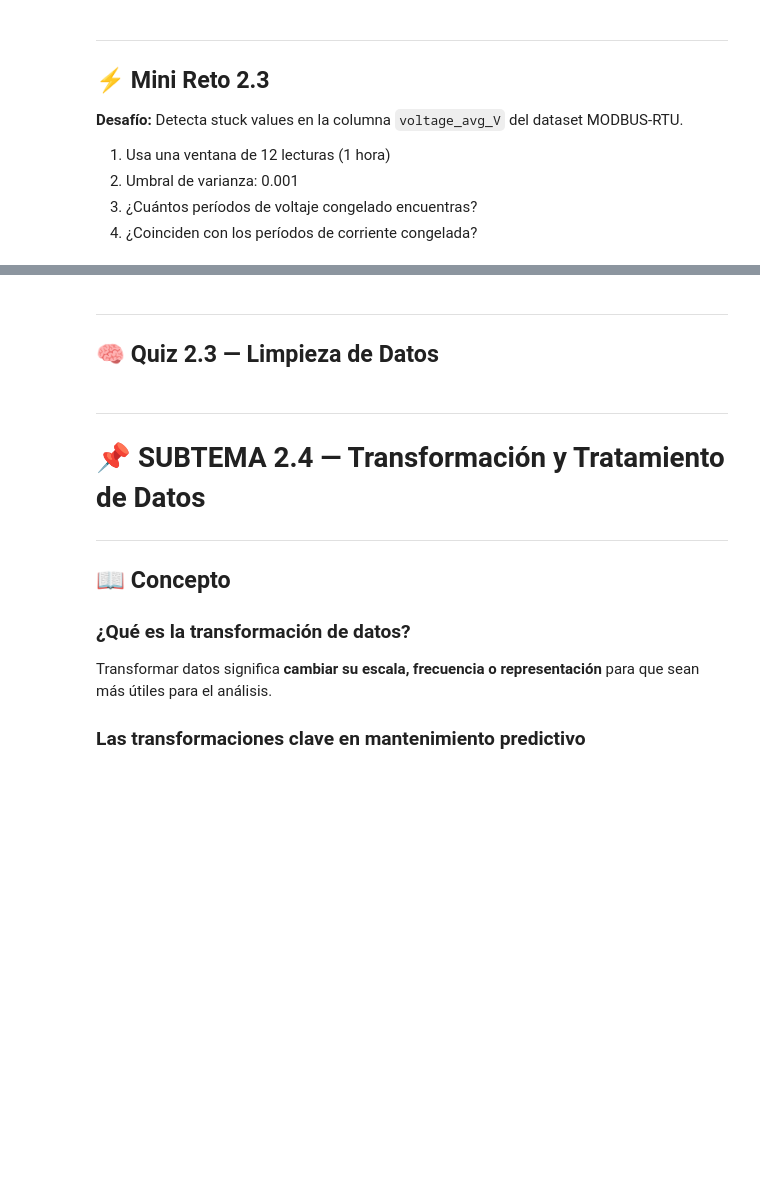
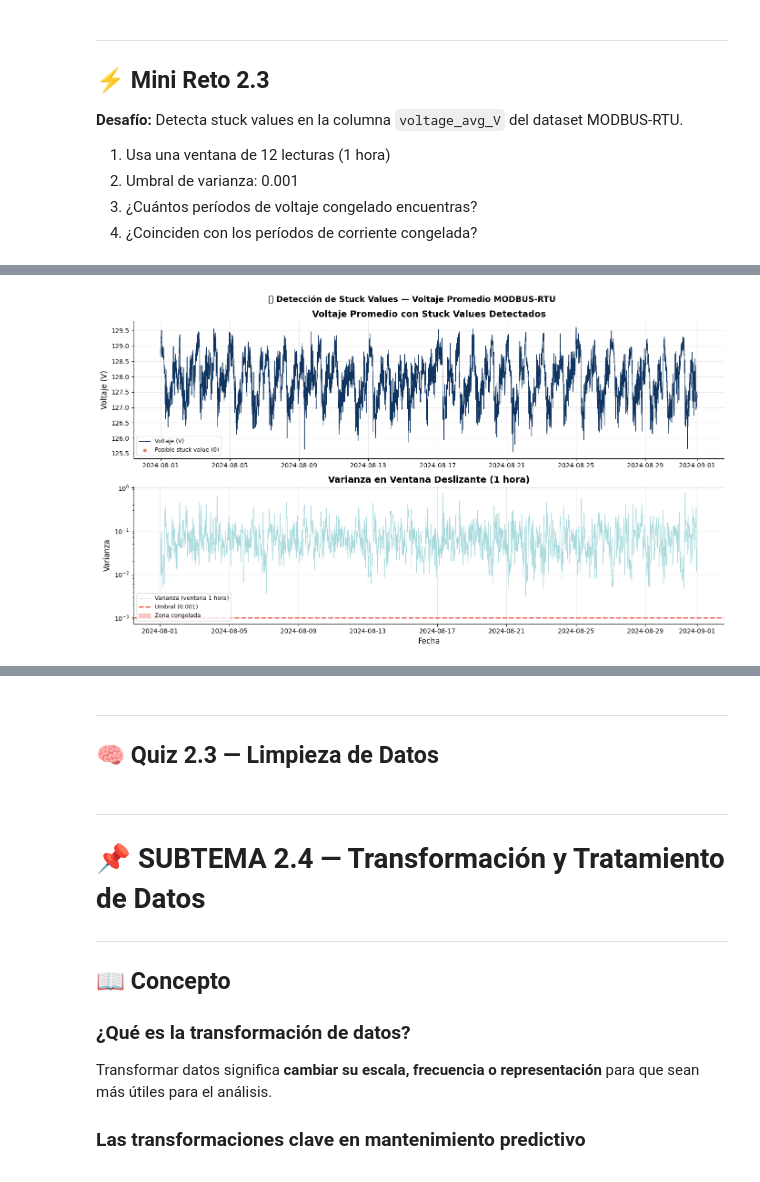
Before and after one commit to DarioCorona/personal, a Jupyter notebook: Copia_de_Modulo2Dario_Preparacion_Calidad_Datos.ipynb, the cells around one changed output, grey strips where cells are left out. Saved outputs shown, nothing was run; the diff lists cells and outputs as text; code cells hidden in the pictures; blank space fills up the shorter version.

```diff
--- a/Copia_de_Modulo2Dario_Preparacion_Calidad_Datos.ipynb
+++ b/Copia_de_Modulo2Dario_Preparacion_Calidad_Datos.ipynb
@@ -1388,3 +1407,84 @@ TypeError: unsupported format string passed to DataFrame.__format__
 2. Umbral de varianza: 0.001
 3. ¿Cuántos períodos de voltaje congelado encuentras?
 4. ¿Coinciden con los períodos de corriente congelada?
+# %%
+col_volt  = 'voltage_avg_V'
+serie_volt = df_modbus[col_volt].copy()
+
+print("=" * 55)
+print(f"📡 DETECCIÓN DE STUCK VALUES — {col_volt}")
+print("=" * 55)
+
+# Método: Varianza en ventana deslizante
+# Si la varianza en una ventana de N puntos es 0 (o muy cercana a 0),
+# el sensor está "congelado"
+ventana    = 12      # 12 lecturas = 1 hora (cada lectura = 5 min)
+umbral_var = 0.001   # Umbral de varianza
+
+varianza_ventana_volt = serie_volt.rolling(window=ventana).var()
+mascara_stuck_volt    = varianza_ventana_volt < umbral_var
+
+print(f"  Ventana de análisis : {ventana} lecturas ({ventana*5} minutos)")
+print(f"  Umbral de varianza  : {umbral_var}")
+print(f"  Períodos congelados : {mascara_stuck_volt.sum()} lecturas")
+print(f"  % del tiempo        : {mascara_stuck_volt.mean()*100:.2f}%")
+
+# Detectar rachas de valores repetidos
+diff_volt    = serie_volt.diff().abs()
+racha_actual_volt = 0
+max_racha_volt    = 0
+for d in diff_volt.dropna():
+    if d == 0:
+        racha_actual_volt += 1
+        max_racha_volt = max(max_racha_volt, racha_actual_volt)
+    else:
+        racha_actual_volt = 0
+print(f"  Racha máxima de valor repetido: {max_racha_volt} lecturas consecutivas")
+
+# Visualización
+fig, axes = plt.subplots(2, 1, figsize=(14, 8))
+
+ax = axes[0]
+ax.plot(df_modbus['timestamp'], serie_volt,
+        color=COLORS['secondary'], linewidth=0.8, label='Voltaje (V)')
+ax.scatter(df_modbus['timestamp'][mascara_stuck_volt],
+           serie_volt[mascara_stuck_volt],
+           color=COLORS['danger'], s=20, zorder=5, alpha=0.7,
+           label=f'Posible stuck value ({mascara_stuck_volt.sum()})')
+ax.set_title('Voltaje Promedio con Stuck Values Detectados', fontweight='bold')
+ax.set_ylabel('Voltaje (V)')
+ax.legend(fontsize=9)
+ax.grid(True, alpha=0.3)
+
+ax = axes[1]
+ax.plot(df_modbus['timestamp'], varianza_ventana_volt,
+        color=COLORS['accent'], linewidth=0.8, label='Varianza (ventana 1 hora)')
+ax.axhline(umbral_var, color=COLORS['danger'], linestyle='--', linewidth=2,
+           label=f'Umbral ({umbral_var})')
+ax.fill_between(df_modbus['timestamp'], 0, varianza_ventana_volt,
+                where=varianza_ventana_volt < umbral_var,
+                color=COLORS['danger'], alpha=0.3, label='Zona congelada')
+ax.set_title('Varianza en Ventana Deslizante (1 hora)', fontweight='bold')
+ax.set_xlabel('Fecha')
+ax.set_ylabel('Varianza')
+ax.legend(fontsize=9)
+ax.grid(True, alpha=0.3)
+ax.set_yscale('log')
+
+plt.suptitle('📡 Detección de Stuck Values — Voltaje Promedio MODBUS-RTU',
+             fontsize=13, fontweight='bold')
+plt.tight_layout()
+plt.show()
+
+print(f"\n  Comparación con 'frequency_Hz':")
+# Necesitamos asegurarnos de que `mascara_stuck` esté disponible desde la ejecución previa
+# o recalcularla si no lo está.
+# Asumiendo que `mascara_stuck` para frequency_Hz está disponible del Ejemplo Guiado 2.3.3 (Celda 2.3.E)
+if 'mascara_stuck' in globals():
+    coincidencias = (mascara_stuck & mascara_stuck_volt).sum()
+    print(f"  Lecturas donde ambos (frecuencia y voltaje) están congelados: {coincidencias}")
+    print(f"  % de coincidencia: {coincidencias / mascara_stuck_volt.sum() * 100 if mascara_stuck_volt.sum() > 0 else 0:.2f}%")
+else:
+    print("  La máscara de stuck values para frequency_Hz no se encontró en el entorno.")
+    print("  Por favor, asegúrate de haber ejecutado la celda 2.3.E antes de esta celda para comparar.")
+# %% [output]
@@ -1390,0 +1499 @@ TypeError: unsupported format string passed to DataFrame.__format__
+[figure, added]
```
Also changed, not shown: parts of 7 cells of this notebook.
